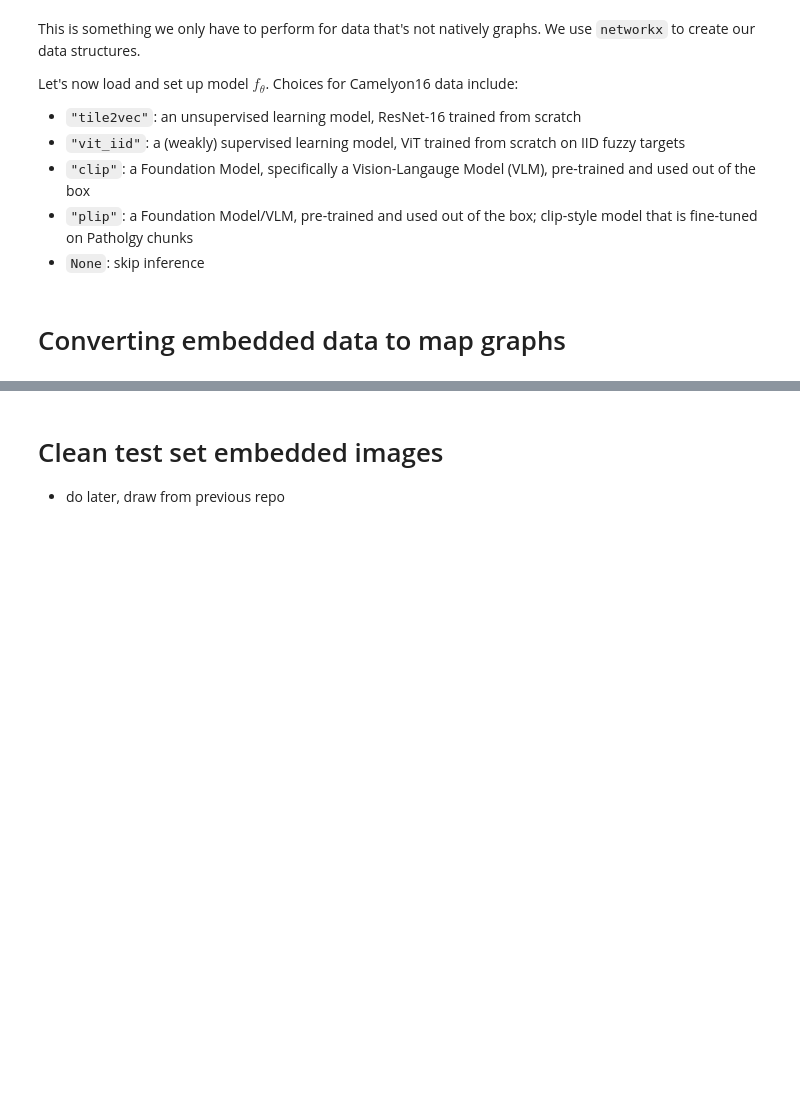
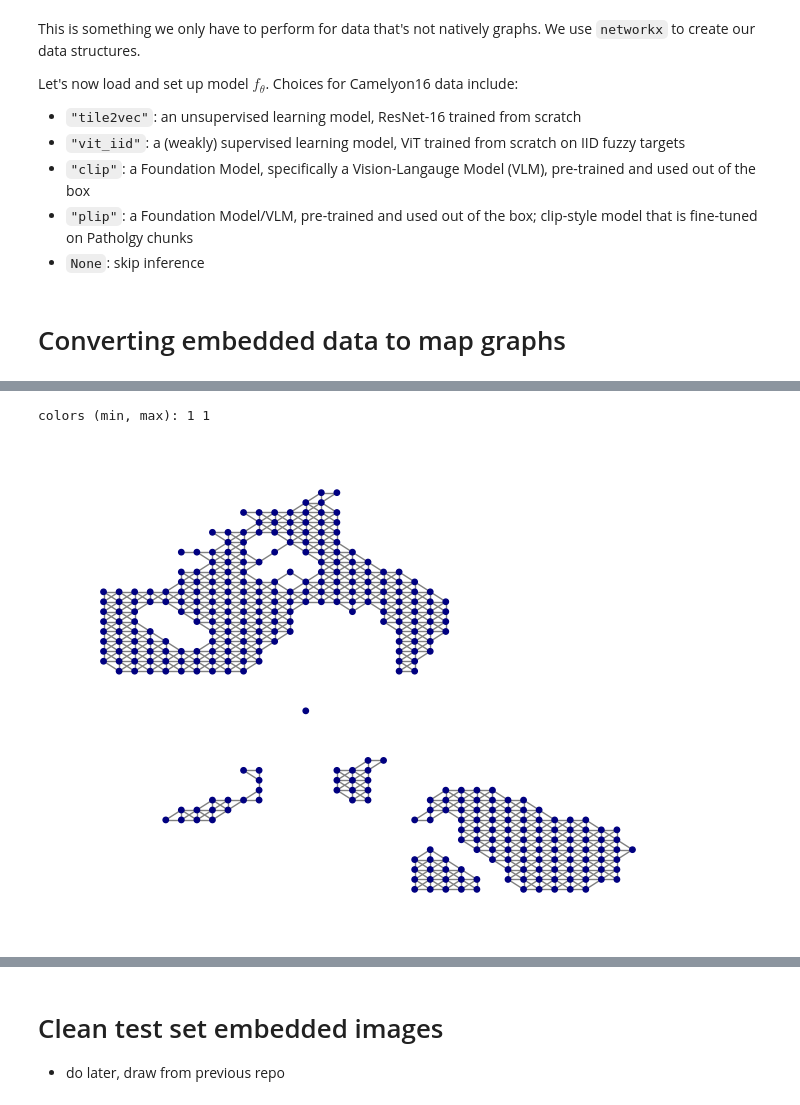
Before and after one commit to gmachiraju/K2, a Jupyter notebook: src/Histo-Step1-Embed.ipynb, the cells around one changed output, grey strips where cells are left out. Drawn from its saved outputs; the diff is of its cells as text; code cells hidden in the pictures; blank space fills up the shorter version.

```diff
--- a/src/Histo-Step1-Embed.ipynb
+++ b/src/Histo-Step1-Embed.ipynb
@@ -104,0 +240,8 @@ utils.serialize(label_dict, os.path.join(save_dir, modelstr+"-label_dict.pkl"))
+# %%
+from utils import visualize_sprite
+
+G = utils.deserialize("/home/data/tinycam/train/Gs_plip/G-tumor_001")
+visualize_sprite(G, modality="image", checking_flag=True)
+# %% [output]
+colors (min, max): 1 1
+[figure, added]
```
Also changed, not shown: parts of 24 cells of this notebook, 6 other files.
